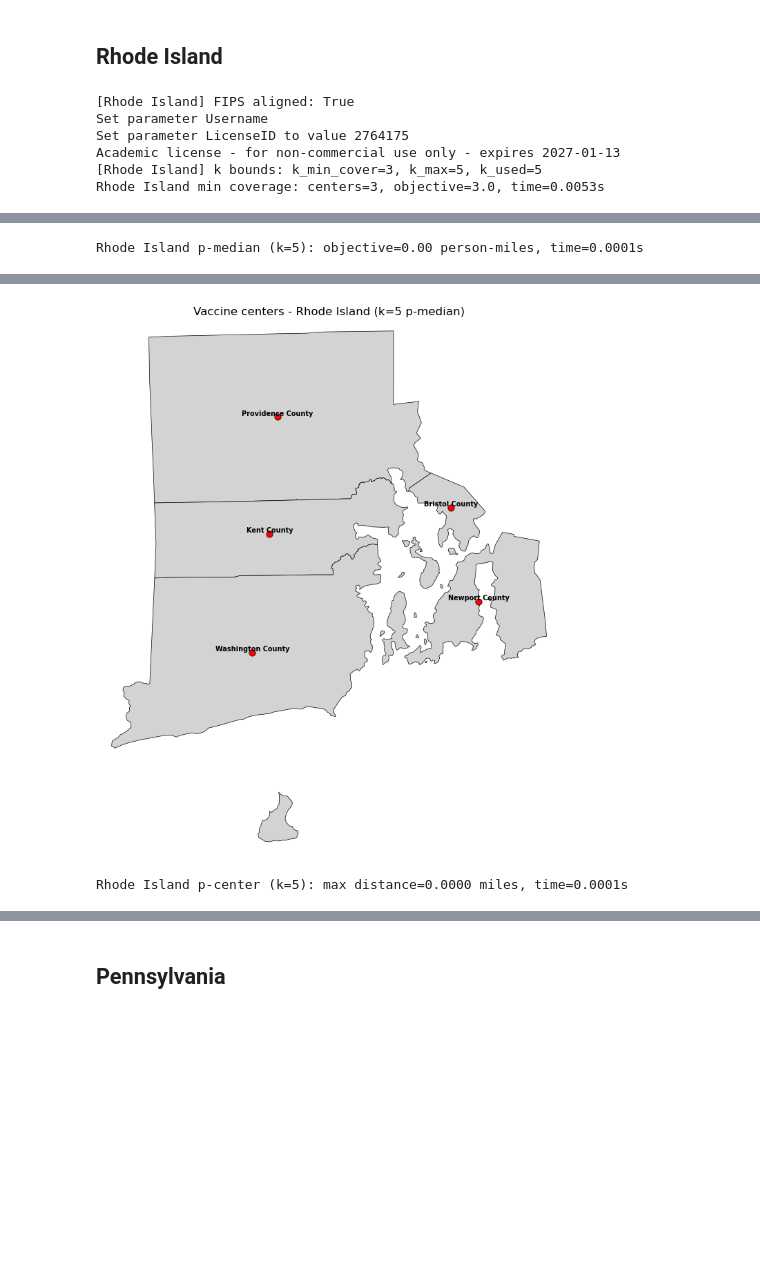
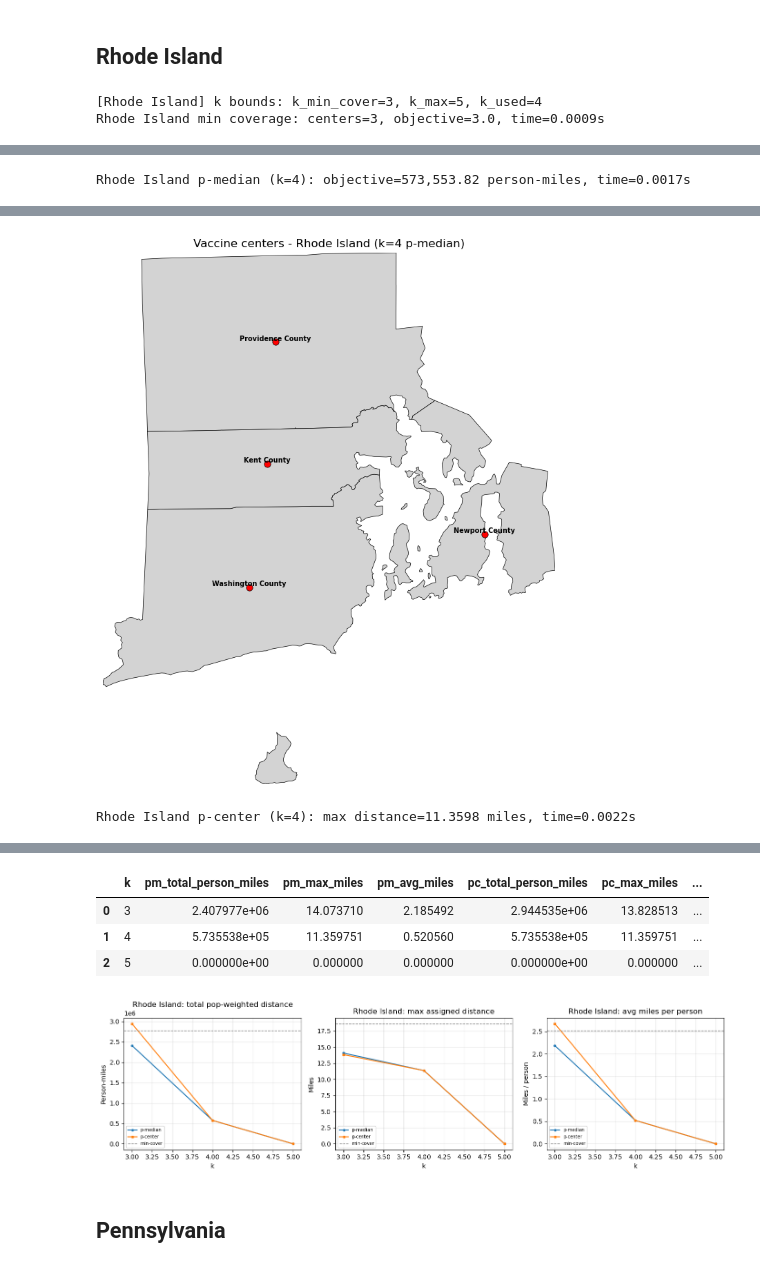
Before and after one commit to maxwinnick/vaccine_distribution, a Jupyter notebook: experiments.ipynb, the cells around one changed output, grey strips where cells are left out. Saved outputs shown, nothing was run; the diff lists cells and outputs as text; code cells hidden in the pictures; blank space fills up the shorter version.

```diff
--- a/experiments.ipynb
+++ b/experiments.ipynb
@@ -64,9 +53,14 @@ Set analyst-controlled `k` values here. For each state run, the notebook validat
 
 `k_min_cover <= k <= number_of_counties`
 # %%
-k_ri = 5
-k_pa = 20
-k_tx = 60
+k_ri = 4
+k_pa = 43
+k_tx = 128
+
+# k-sweep: stride 1 = every k from k_min_cover to n (slow for large states)
+k_sweep_stride_pa = 1
+k_sweep_stride_tx = 25
+run_tx_k_sweep = True
 # %% [markdown]
 ## Data helpers and model runner
 # %%
@@ -231,10 +255,14 @@ def display_state_tables_and_maps(res):
 # %%
 res_ri = run_state_optimization("Rhode Island", k_ri)
 display_state_tables_and_maps(res_ri)
+
+# Full k sweep (small state): commensurable metrics + min-cover reference lines
+df_ri_sweep = sweep_p_median_p_center_metrics(
+    res_ri["cdata"], res_ri["adj"], res_ri["k_min_cover"], res_ri["n"], stride=1
+)
+mc_ref_ri = assignment_metrics(res_ri["cdata"], res_ri["assigned_a"])
+display(df_ri_sweep)
+plot_sweep_metrics(df_ri_sweep, "Rhode Island", mc_ref=mc_ref_ri)
 # %% [output]
-[Rhode Island] FIPS aligned: True
-Set parameter Username
-Set parameter LicenseID to value 2764175
-Academic license - for non-commercial use only - expires 2027-01-13
-[Rhode Island] k bounds: k_min_cover=3, k_max=5, k_used=5
-Rhode Island min coverage: centers=3, objective=3.0, time=0.0053s
+[Rhode Island] k bounds: k_min_cover=3, k_max=5, k_used=4
+Rhode Island min coverage: centers=3, objective=3.0, time=0.0009s
@@ -248,2 +276,2 @@ Rhode Island min coverage: centers=3, objective=3.0, time=0.0053s
-Rhode Island p-median (k=5): objective=0.00 person-miles, time=0.0001s
+Rhode Island p-median (k=4): objective=573,553.82 person-miles, time=0.0017s
 |  | FIPS | County | Population | Is_Center | Serving_Center_FIPS | Serving_Center | Distance_Miles | ... |
@@ -255,3 +283,3 @@ Rhode Island p-median (k=5): objective=0.00 person-miles, time=0.0001s
-[figure, old version]
+[figure, new version]
-Rhode Island p-center (k=5): max distance=0.0000 miles, time=0.0001s
+Rhode Island p-center (k=4): max distance=11.3598 miles, time=0.0022s
 |  | FIPS | County | Population | Is_Center | Serving_Center_FIPS | Serving_Center | Distance_Miles | ... |
@@ -264,3 +292,8 @@ Rhode Island p-center (k=5): max distance=0.0000 miles, time=0.0001s
+|  | k | pm_total_person_miles | pm_max_miles | pm_avg_miles | pc_total_person_miles | pc_max_miles | ... |
+| 0 | 3 | 2.407977e+06 | 14.073710 | 2.185492 | 2.944535e+06 | 13.828513 | ... |
+| 1 | 4 | 5.735538e+05 | 11.359751 | 0.520560 | 5.735538e+05 | 11.359751 | ... |
+| 2 | 5 | 0.000000e+00 | 0.000000 | 0.000000 | 0.000000e+00 | 0.000000 | ... |
+[figure, added]
 # %% [markdown]
 ## Pennsylvania
 # %%
```
Also changed, not shown: parts of 13 cells of this notebook, 6 other files.
